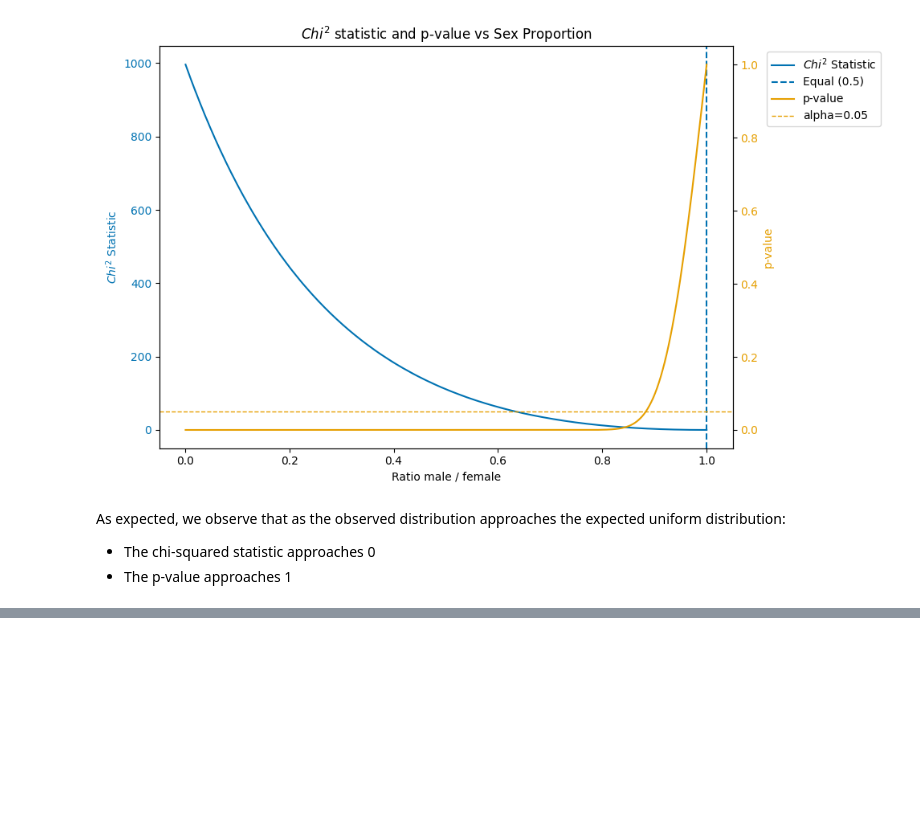
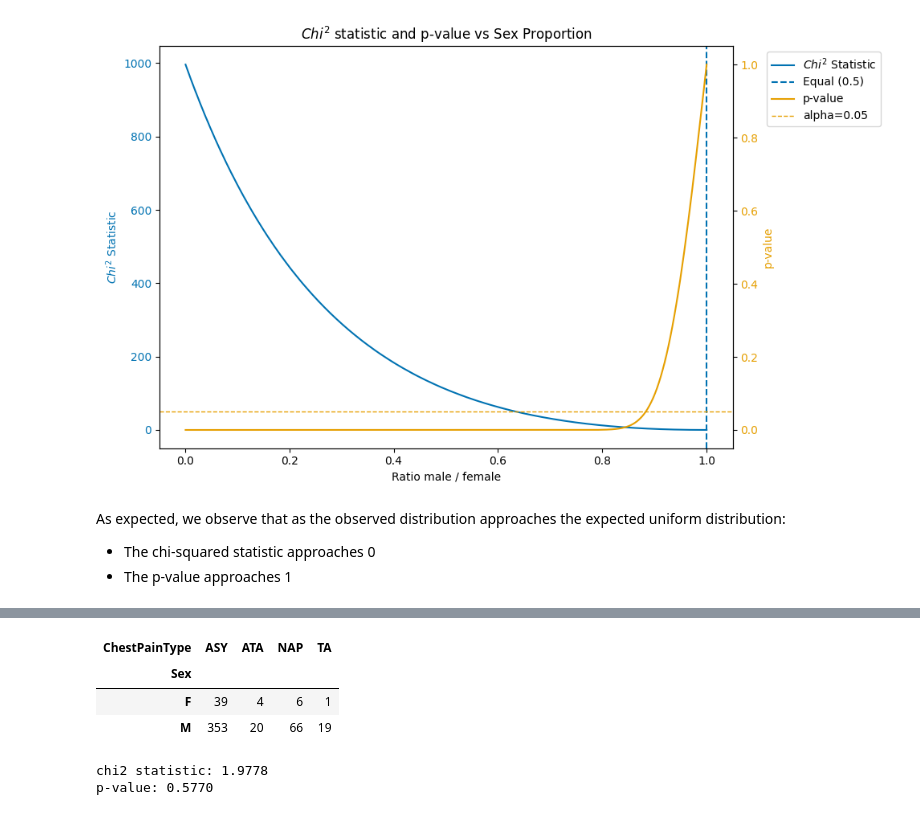
Before and after one commit to Cameron858/statistical-playground, a Jupyter notebook: notebooks/chi_squared.ipynb, the cells around one changed output, grey strips where cells are left out. Cells and saved outputs as stored; diff of their text form; code cells hidden in the pictures; blank space fills up the shorter version.

```diff
--- a/notebooks/chi_squared.ipynb
+++ b/notebooks/chi_squared.ipynb
@@ -264,0 +319,16 @@ As expected, we observe that as the observed distribution approaches the expecte
+# %%
+contingency = pd.crosstab(df_homogeneity["Sex"], df_homogeneity["ChestPainType"])
+contingency
+# %% [output]
+| ChestPainType | ASY | ATA | NAP | TA |
+| Sex |  |  |  |  |
+| F | 39 | 4 | 6 | 1 |
+| M | 353 | 20 | 66 | 19 |
+# %%
+chi2_stat, p_chi, df, expected = chi2_contingency(contingency)
+
+print(f"chi2 statistic: {chi2_stat:.4f}")
+print(f"p-value: {p_chi:.4f}")
+# %% [output]
+chi2 statistic: 1.9778
+p-value: 0.5770
```
Also changed, not shown: parts of 14 cells of this notebook.
